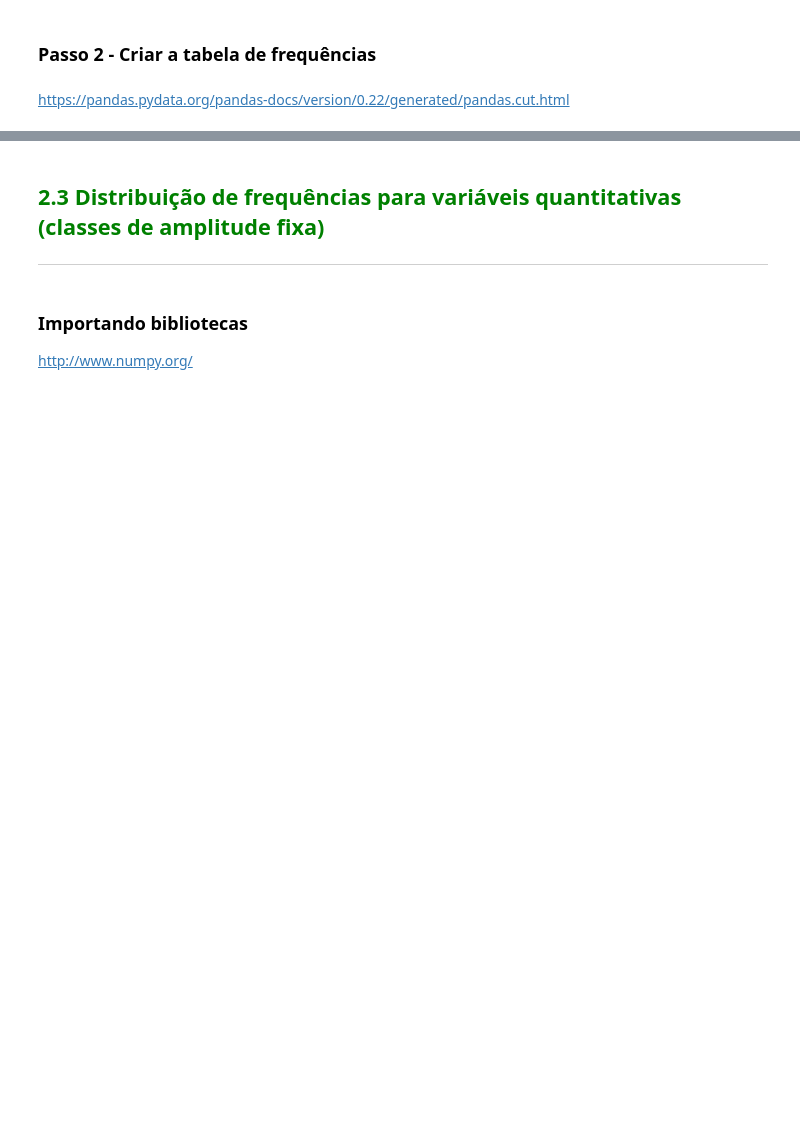
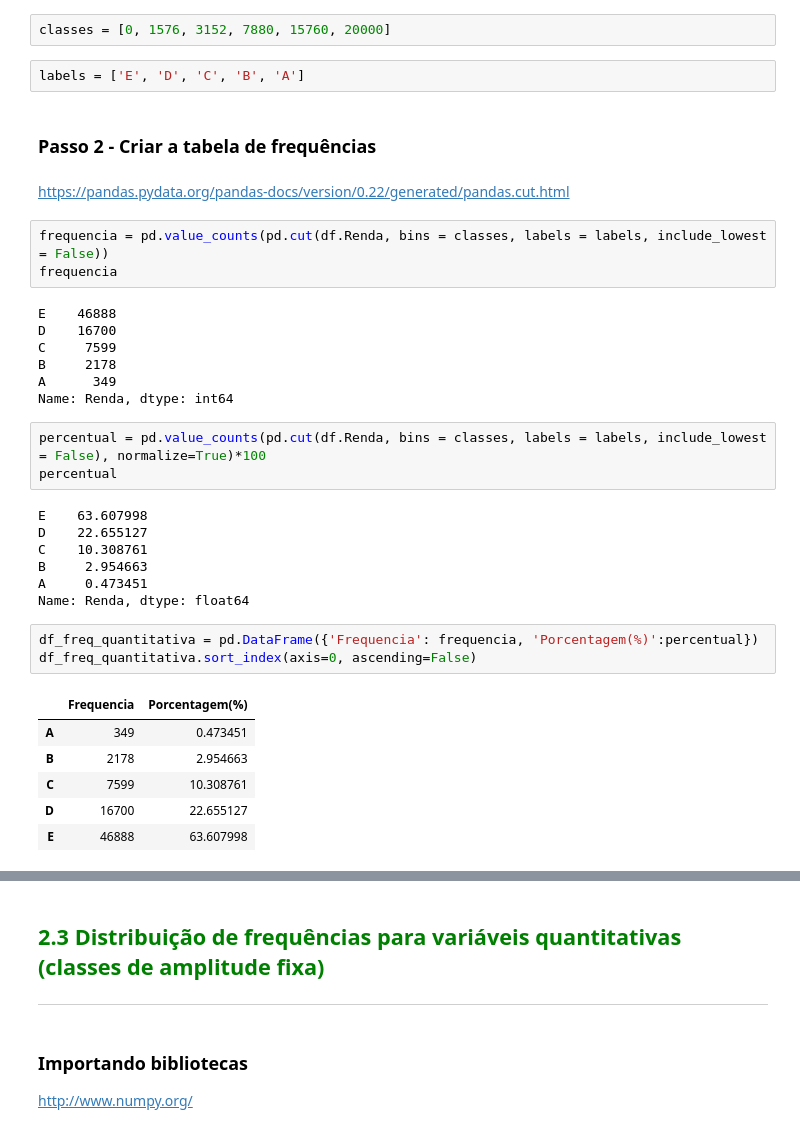
Before and after one commit to ykhost/curso_de_estatistica, a Jupyter notebook: Curso_de_Estatística_Parte_1.ipynb, the cells around one changed output, grey strips where cells are left out. Drawn from its saved outputs; the diff is of its cells as text; blank space fills up the shorter version.

```diff
--- a/Curso_de_Estatística_Parte_1.ipynb
+++ b/Curso_de_Estatística_Parte_1.ipynb
@@ -245,4 +325,38 @@ onde <b>SM</b> é o valor do salário mínimo na época. Em nosso caso <b>R$ 788
+# %%
+classes = [0, 1576, 3152, 7880, 15760, 20000]
+# %%
+labels = ['E', 'D', 'C', 'B', 'A']
 # %% [markdown]
 ### Passo 2 - Criar a tabela de frequências
 # %% [markdown]
 https://pandas.pydata.org/pandas-docs/version/0.22/generated/pandas.cut.html
+# %%
+frequencia = pd.value_counts(pd.cut(df.Renda, bins = classes, labels = labels, include_lowest = False))
+frequencia
+# %% [output]
+E    46888
+D    16700
+C     7599
+B     2178
+A      349
+Name: Renda, dtype: int64
+# %%
+percentual = pd.value_counts(pd.cut(df.Renda, bins = classes, labels = labels, include_lowest = False), normalize=True)*100
+percentual
+# %% [output]
+E    63.607998
+D    22.655127
+C    10.308761
+B     2.954663
+A     0.473451
+Name: Renda, dtype: float64
+# %%
+df_freq_quantitativa = pd.DataFrame({'Frequencia': frequencia, 'Porcentagem(%)':percentual})
+df_freq_quantitativa.sort_index(axis=0, ascending=False)
+# %% [output]
+|  | Frequencia | Porcentagem(%) |
+| A | 349 | 0.473451 |
+| B | 2178 | 2.954663 |
+| C | 7599 | 10.308761 |
+| D | 16700 | 22.655127 |
+| E | 46888 | 63.607998 |
```
Also changed, not shown: parts of 24 cells of this notebook.
